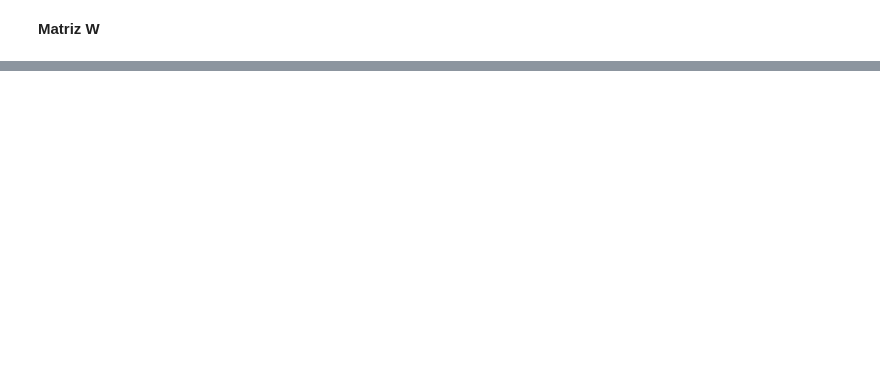
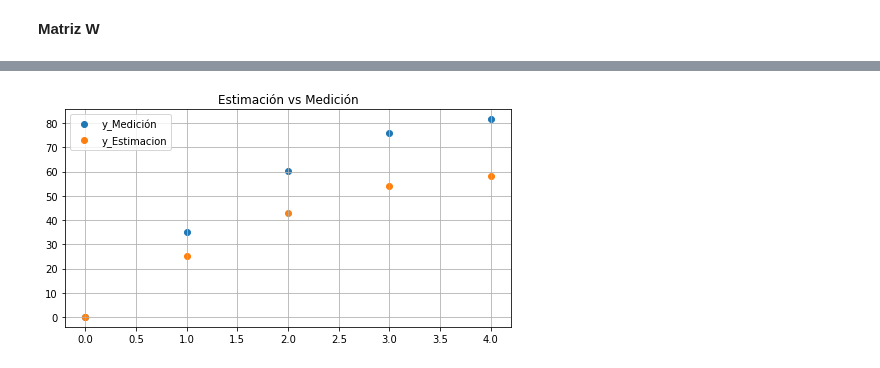
Before and after one commit to TorresGallegoDaniela/Identificaciom, a Jupyter notebook: Ejercicio3_SI.ipynb, the cells around one changed output, grey strips where cells are left out. Drawn from its saved outputs; the diff is of its cells as text; code cells hidden in the pictures; blank space fills up the shorter version.

```diff
--- a/Ejercicio3_SI.ipynb
+++ b/Ejercicio3_SI.ipynb
@@ -128,0 +143,12 @@ plt.grid()
+# %%
+##  Estimación vs Medición
+y_e = theta[2]*(t**2)+theta[1]*t+theta[0]
+plt.figure(figsize=(8,4))
+plt.title("Estimación vs Medición")
+plt.scatter(t,ym, label = "y_Medición")
+plt.scatter(t,y_e, label = "y_Estimacion")
+
+plt.legend()
+plt.grid()
+# %% [output]
+[figure, added]
```
Also changed, not shown: parts of 16 cells of this notebook.
